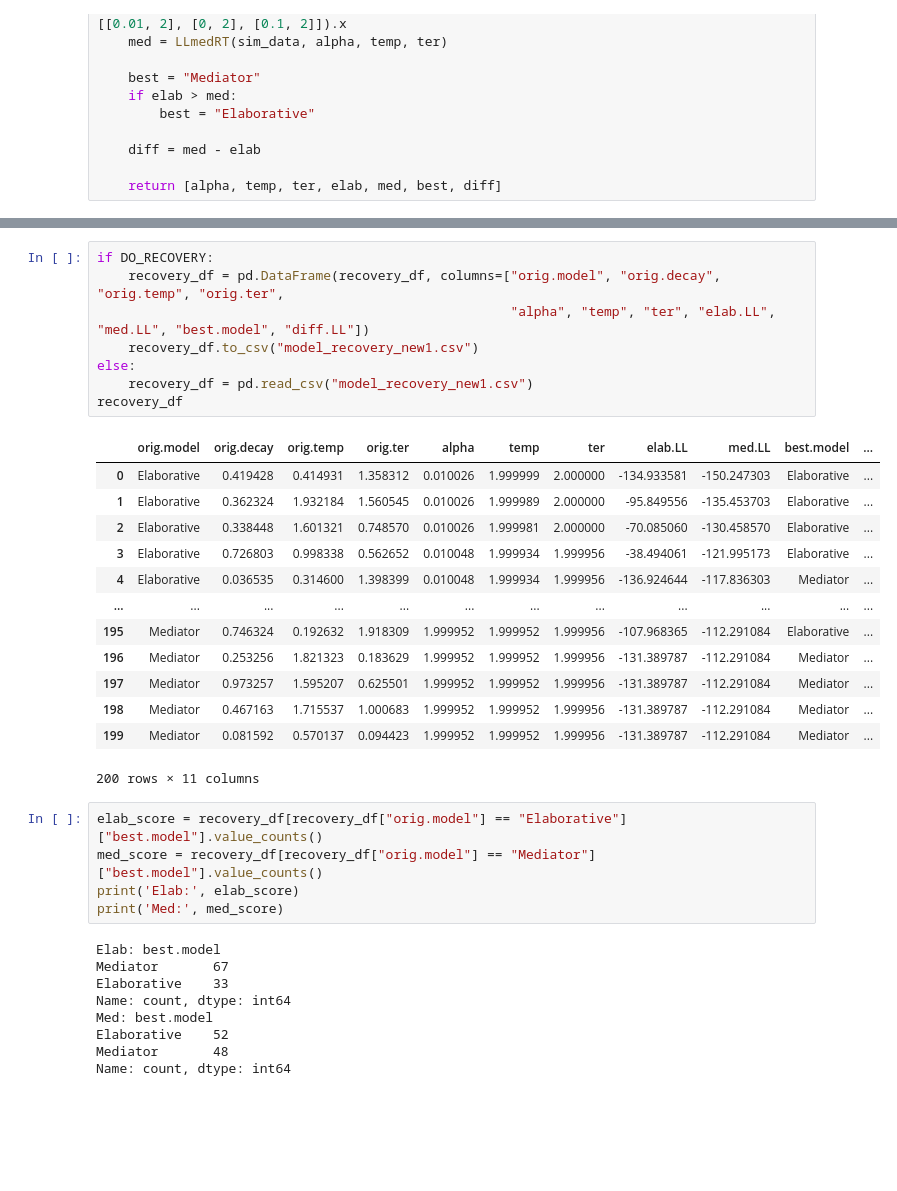
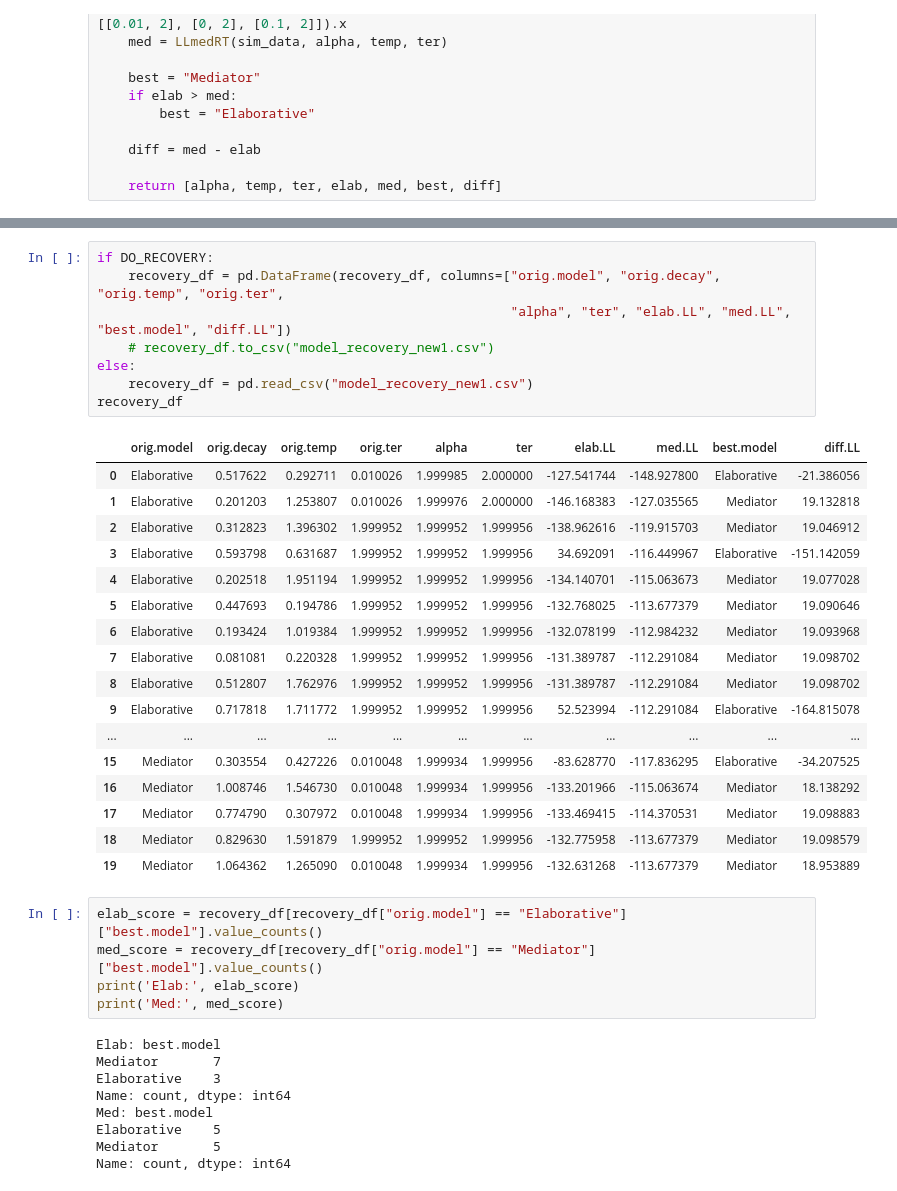
Before and after one commit to UWCCDL/Bridget, a Jupyter notebook: LLerror.ipynb, the cells around one changed output, grey strips where cells are left out. Saved outputs shown, nothing was run; the diff lists cells and outputs as text; blank space fills up the shorter version.

Commit message:
change temp back

```diff
--- a/LLerror.ipynb
+++ b/LLerror.ipynb
@@ -1087,25 +1007,29 @@ recovery_df
 # %%
 if DO_RECOVERY:
     recovery_df = pd.DataFrame(recovery_df, columns=["orig.model", "orig.decay", "orig.temp", "orig.ter",
-                                                     "alpha", "temp", "ter", "elab.LL", "med.LL", "best.model", "diff.LL"])
-    recovery_df.to_csv("model_recovery_new1.csv")
+                                                     "alpha", "ter", "elab.LL", "med.LL", "best.model", "diff.LL"])
+    # recovery_df.to_csv("model_recovery_new1.csv")
 else:
     recovery_df = pd.read_csv("model_recovery_new1.csv")
 recovery_df
 # %% [output]
-|  | orig.model | orig.decay | orig.temp | orig.ter | alpha | temp | ter | elab.LL | med.LL | best.model | ... |
-| 0 | Elaborative | 0.419428 | 0.414931 | 1.358312 | 0.010026 | 1.999999 | 2.000000 | -134.933581 | -150.247303 | Elaborative | ... |
-| 1 | Elaborative | 0.362324 | 1.932184 | 1.560545 | 0.010026 | 1.999989 | 2.000000 | -95.849556 | -135.453703 | Elaborative | ... |
-| 2 | Elaborative | 0.338448 | 1.601321 | 0.748570 | 0.010026 | 1.999981 | 2.000000 | -70.085060 | -130.458570 | Elaborative | ... |
-| 3 | Elaborative | 0.726803 | 0.998338 | 0.562652 | 0.010048 | 1.999934 | 1.999956 | -38.494061 | -121.995173 | Elaborative | ... |
-| 4 | Elaborative | 0.036535 | 0.314600 | 1.398399 | 0.010048 | 1.999934 | 1.999956 | -136.924644 | -117.836303 | Mediator | ... |
-| ... | ... | ... | ... | ... | ... | ... | ... | ... | ... | ... | ... |
-| 195 | Mediator | 0.746324 | 0.192632 | 1.918309 | 1.999952 | 1.999952 | 1.999956 | -107.968365 | -112.291084 | Elaborative | ... |
-| 196 | Mediator | 0.253256 | 1.821323 | 0.183629 | 1.999952 | 1.999952 | 1.999956 | -131.389787 | -112.291084 | Mediator | ... |
-| 197 | Mediator | 0.973257 | 1.595207 | 0.625501 | 1.999952 | 1.999952 | 1.999956 | -131.389787 | -112.291084 | Mediator | ... |
-| 198 | Mediator | 0.467163 | 1.715537 | 1.000683 | 1.999952 | 1.999952 | 1.999956 | -131.389787 | -112.291084 | Mediator | ... |
-| 199 | Mediator | 0.081592 | 0.570137 | 0.094423 | 1.999952 | 1.999952 | 1.999956 | -131.389787 | -112.291084 | Mediator | ... |
+|  | orig.model | orig.decay | orig.temp | orig.ter | alpha | ter | elab.LL | med.LL | best.model | diff.LL |
+| 0 | Elaborative | 0.517622 | 0.292711 | 0.010026 | 1.999985 | 2.000000 | -127.541744 | -148.927800 | Elaborative | -21.386056 |
+| 1 | Elaborative | 0.201203 | 1.253807 | 0.010026 | 1.999976 | 2.000000 | -146.168383 | -127.035565 | Mediator | 19.132818 |
+| 2 | Elaborative | 0.312823 | 1.396302 | 1.999952 | 1.999952 | 1.999956 | -138.962616 | -119.915703 | Mediator | 19.046912 |
+| 3 | Elaborative | 0.593798 | 0.631687 | 1.999952 | 1.999952 | 1.999956 | 34.692091 | -116.449967 | Elaborative | -151.142059 |
+| 4 | Elaborative | 0.202518 | 1.951194 | 1.999952 | 1.999952 | 1.999956 | -134.140701 | -115.063673 | Mediator | 19.077028 |
+| 5 | Elaborative | 0.447693 | 0.194786 | 1.999952 | 1.999952 | 1.999956 | -132.768025 | -113.677379 | Mediator | 19.090646 |
+| 6 | Elaborative | 0.193424 | 1.019384 | 1.999952 | 1.999952 | 1.999956 | -132.078199 | -112.984232 | Mediator | 19.093968 |
+| 7 | Elaborative | 0.081081 | 0.220328 | 1.999952 | 1.999952 | 1.999956 | -131.389787 | -112.291084 | Mediator | 19.098702 |
+| 8 | Elaborative | 0.512807 | 1.762976 | 1.999952 | 1.999952 | 1.999956 | -131.389787 | -112.291084 | Mediator | 19.098702 |
+| 9 | Elaborative | 0.717818 | 1.711772 | 1.999952 | 1.999952 | 1.999956 | 52.523994 | -112.291084 | Elaborative | -164.815078 |
+| ... | ... | ... | ... | ... | ... | ... | ... | ... | ... | ... |
+| 15 | Mediator | 0.303554 | 0.427226 | 0.010048 | 1.999934 | 1.999956 | -83.628770 | -117.836295 | Elaborative | -34.207525 |
+| 16 | Mediator | 1.008746 | 1.546730 | 0.010048 | 1.999934 | 1.999956 | -133.201966 | -115.063674 | Mediator | 18.138292 |
+| 17 | Mediator | 0.774790 | 0.307972 | 0.010048 | 1.999934 | 1.999956 | -133.469415 | -114.370531 | Mediator | 19.098883 |
+| 18 | Mediator | 0.829630 | 1.591879 | 1.999952 | 1.999952 | 1.999956 | -132.775958 | -113.677379 | Mediator | 19.098579 |
+| 19 | Mediator | 1.064362 | 1.265090 | 0.010048 | 1.999934 | 1.999956 | -132.631268 | -113.677379 | Mediator | 18.953889 |
-200 rows × 11 columns
 # %%
 elab_score = recovery_df[recovery_df["orig.model"] == "Elaborative"]["best.model"].value_counts()
 med_score = recovery_df[recovery_df["orig.model"] == "Mediator"]["best.model"].value_counts()
@@ -1113,10 +1037,10 @@ print('Elab:', elab_score)
 print('Med:', med_score)
 # %% [output]
 Elab: best.model
-Mediator       67
-Elaborative    33
+Mediator       7
+Elaborative    3
 Name: count, dtype: int64
 Med: best.model
-Elaborative    52
-Mediator       48
+Elaborative    5
+Mediator       5
 Name: count, dtype: int64
```
Also changed, not shown: parts of 5 cells of this notebook, 1 other file.
